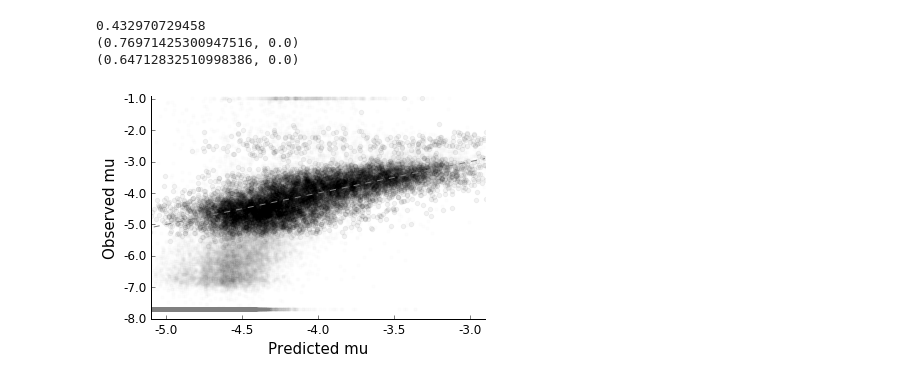
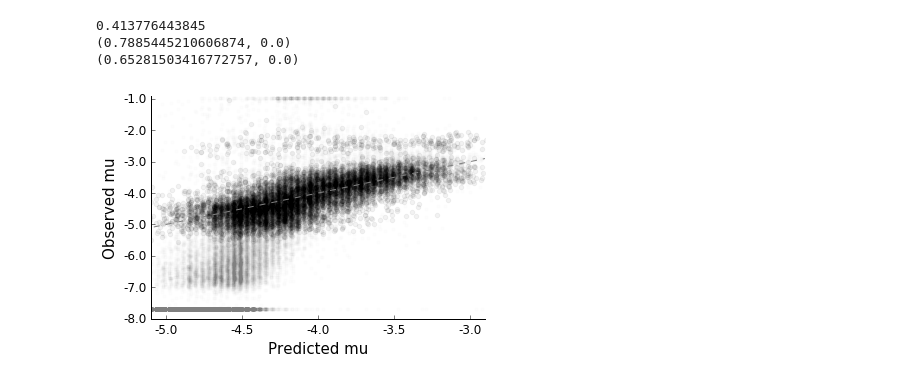
Before and after one commit to gymreklab/mutea-autosomal, a Jupyter notebook: analyses/constraint/BuildConstraintModel.ipynb, the cells around one changed output. Cells and saved outputs as stored; diff of their text form; code cells hidden in the pictures.

```diff
--- a/analyses/constraint/BuildConstraintModel.ipynb
+++ b/analyses/constraint/BuildConstraintModel.ipynb
@@ -17,6 +17,6 @@ import scipy.stats
 
 MAXLEN = 20
 
-features = ['uninterrupted_length', 'reptiming','p2', 'p4','score','GC','entropy']
+features = ['uninterrupted_length', 'reptiming','p2', 'p4']
 # %% [output]
 Populating the interactive namespace from numpy and matplotlib
@@ -83,7 +83,7 @@ SetFilterModel1(dataset, colname="filter1")
 #    dataset[f] = CenterData(dataset[f])
 
 # Split data to train and test
-base_X = pd.get_dummies(dataset[features], prefix="motif")
+base_X = dataset[features] #pd.get_dummies(dataset[features], prefix="motif")
 base_y = dataset['ml_mu']
 base_filter = dataset["filter1"]
 base_weights = dataset["ml_mu_stderr_adj"].apply(lambda x: 1.0/(x**2))
@@ -99,37 +99,37 @@ train_y = train_y[~train_filter]
 train_weights = train_weights[~train_filter]
 
 # Build linear regression model
 train_X_sm = sm.add_constant(train_X)
 model1 = sm.OLS(train_y, train_X_sm)
 smols1 = model1.fit()
 pred_y = smols1.predict(sm.add_constant(test_X))
 
 # Plot
 fig = plt.figure()
 ax = fig.add_subplot(111)
 ax.scatter(pred_y[y_colors.values==filtercolor], test_y[y_colors.values==filtercolor], alpha=0.01, color=filtercolor, s=10)
 ax.scatter(pred_y[y_colors.values==keepcolor], test_y[y_colors.values==keepcolor], alpha=0.05, color=keepcolor)
 plt.plot([-7, -2],[-7,-2], color="gray", linestyle="dashed")
 ax.set_xlim(left=-5.1, right=-2.9)
 ax.set_ylim(bottom=-8, top=-0.9)
 ax.spines['right'].set_visible(False)
 ax.spines['top'].set_visible(False)
 ax.yaxis.set_ticks_position('left')
 ax.xaxis.set_ticks_position('bottom')
 ax.set_xlabel("Predicted mu", size=15)
 ax.set_ylabel("Observed mu", size=15)
 ax.set_xticklabels(ax.get_xticks(), size=12)
 ax.set_yticklabels(ax.get_yticks(), size=12)
 fig.savefig(os.path.join("../../figures/", PLOTDIR, "Figure3_modeleval.png"))
 
 print smols1.rsquared_adj
 print pearsonr(pred_y, test_y)
 print pearsonr(pred_y[~test_filter.values], test_y[~test_filter.values])
 # %% [output]
-0.432970729458
-(0.76971425300947516, 0.0)
-(0.64712832510998386, 0.0)
+0.413776443845
+(0.7885445210606874, 0.0)
+(0.65281503416772757, 0.0)
-[figure, old version]
+[figure, new version]
 # %%
 mparams = pd.DataFrame({"feature": smols1.params.index, "coeff": smols1.params, "pval": smols1.pvalues})
 mparams["log10p"] = -1*np.log10(mparams["pval"]+10e-200)
```
Also changed, not shown: parts of 6 cells of this notebook, 3 other files.
